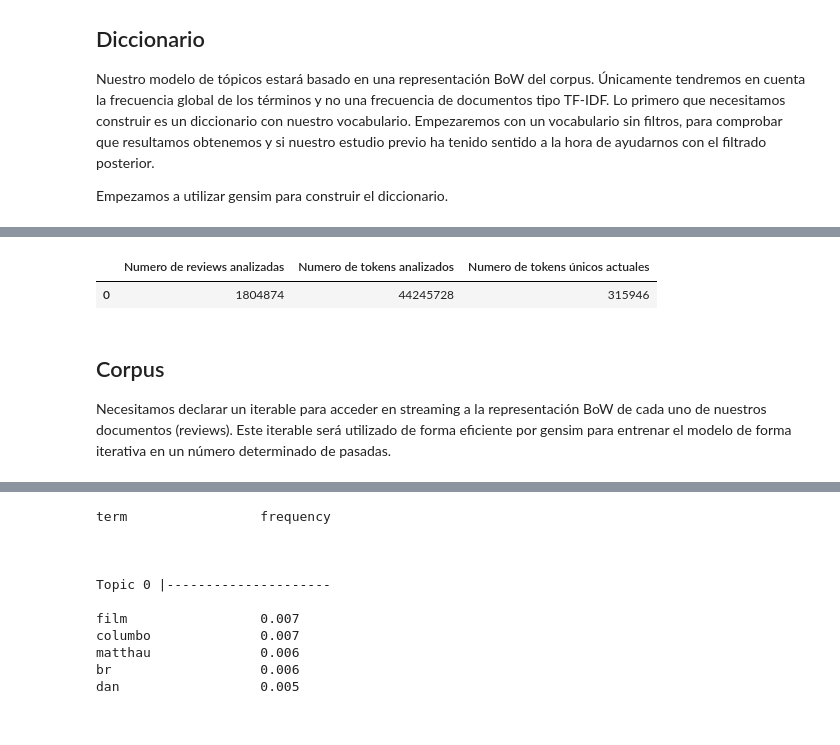
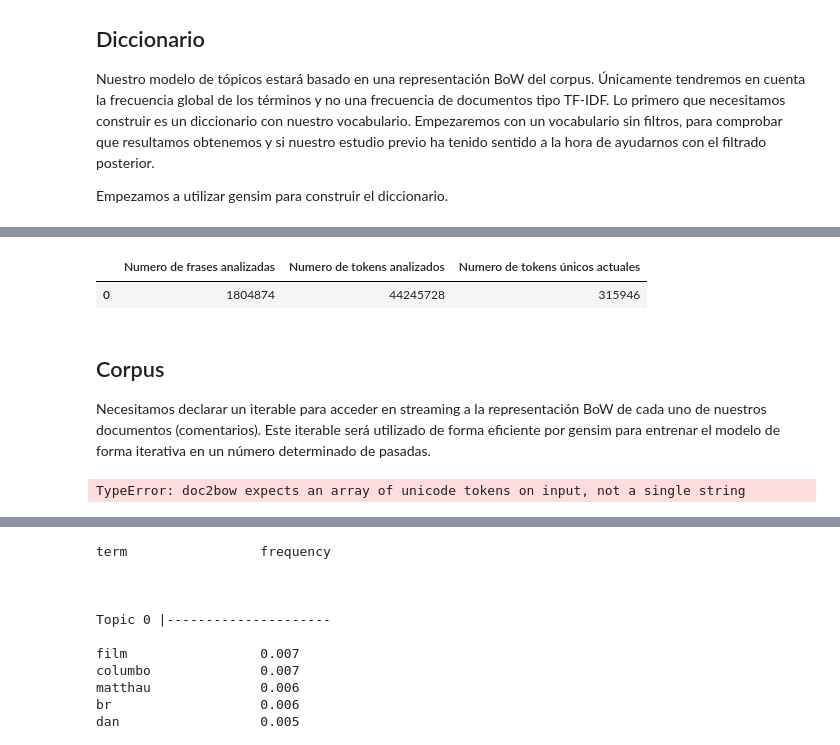
Before and after one commit to rodgomrod/kaggle_toxicity, a Jupyter notebook: Notebooks/Exploracion_datos.ipynb, the cells around one changed output, grey strips where cells are left out. Cells and saved outputs as stored; diff of their text form; code cells hidden in the pictures.

Commit message:
Generando diccionario y corpus

```diff
--- a/Exploracion_datos.ipynb
+++ b/Notebooks/Exploracion_datos.ipynb
@@ -159,15 +168,15 @@ Wall time: 1min 15s
 # %%
 data = [[dictionary.num_docs, dictionary.num_pos, len(dictionary.token2id)]]
 df = pd.DataFrame(data)
-df.columns=['Numero de reviews analizadas', 'Numero de tokens analizados', 'Numero de tokens únicos actuales']
+df.columns=['Numero de frases analizadas', 'Numero de tokens analizados', 'Numero de tokens únicos actuales']
 df.head()
 # %% [output]
-|  | Numero de reviews analizadas | Numero de tokens analizados | Numero de tokens únicos actuales |
+|  | Numero de frases analizadas | Numero de tokens analizados | Numero de tokens únicos actuales |
 | 0 | 1804874 | 44245728 | 315946 |
 # %% [markdown]
 ## Corpus
 
-Necesitamos declarar un iterable para acceder en streaming a la representación BoW de cada uno de nuestros documentos (reviews). Este iterable será utilizado de forma eficiente por gensim para entrenar el modelo de forma iterativa en un número determinado de pasadas.
+Necesitamos declarar un iterable para acceder en streaming a la representación BoW de cada uno de nuestros documentos (comentarios). Este iterable será utilizado de forma eficiente por gensim para entrenar el modelo de forma iterativa en un número determinado de pasadas.
 # %%
 class MovieCorpus(object):
 
@@ -207 +218,6 @@ def print_lda_model(lda_model, num_topics=20):
+# %%
+common_dictionary = Dictionary(text_data.values)
+common_corpus = [common_dictionary.doc2bow(text) for text in tokens_list.decode()]
+# %% [output]
+TypeError: doc2bow expects an array of unicode tokens on input, not a single string
 # %%
```
Also changed, not shown: parts of 11 cells of this notebook, 1 other file.
